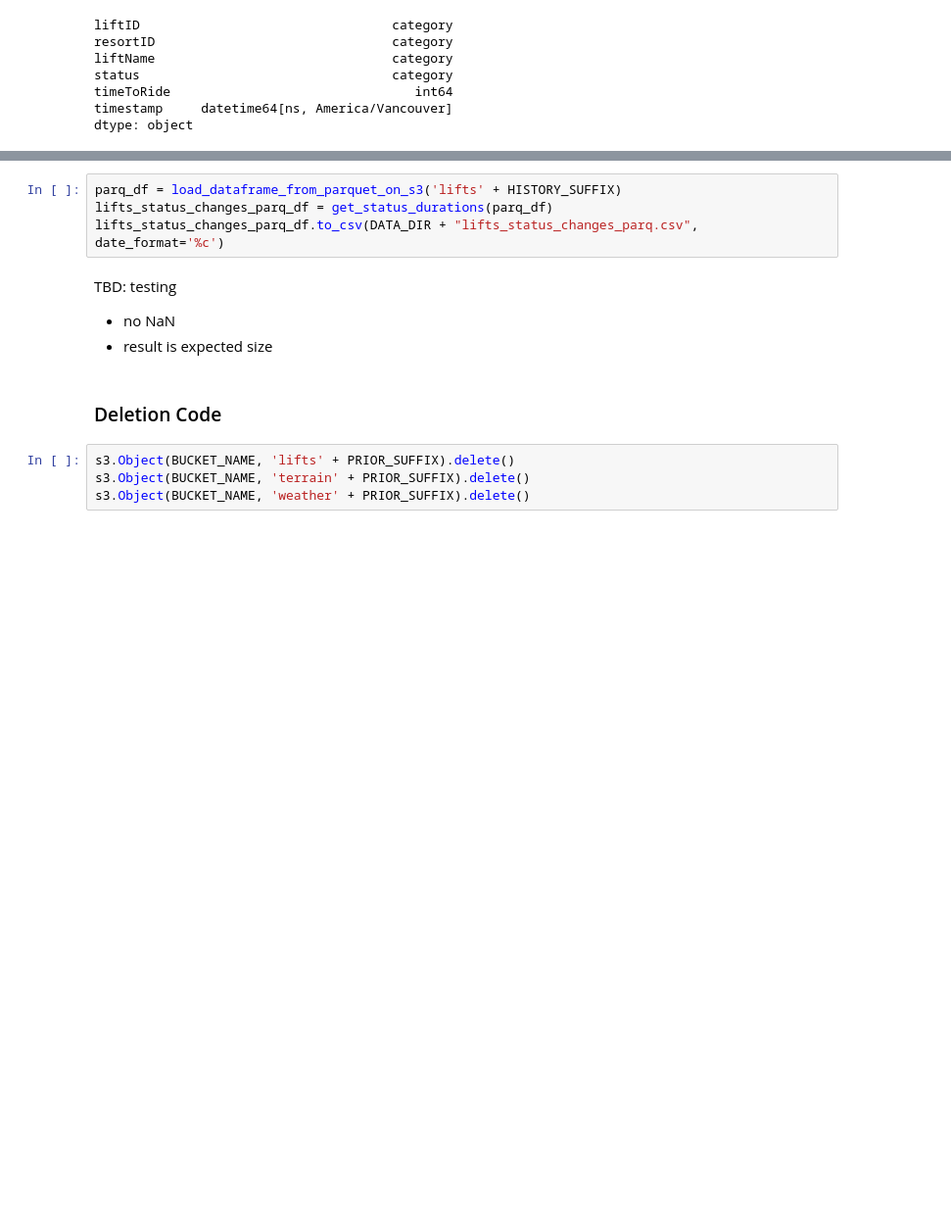
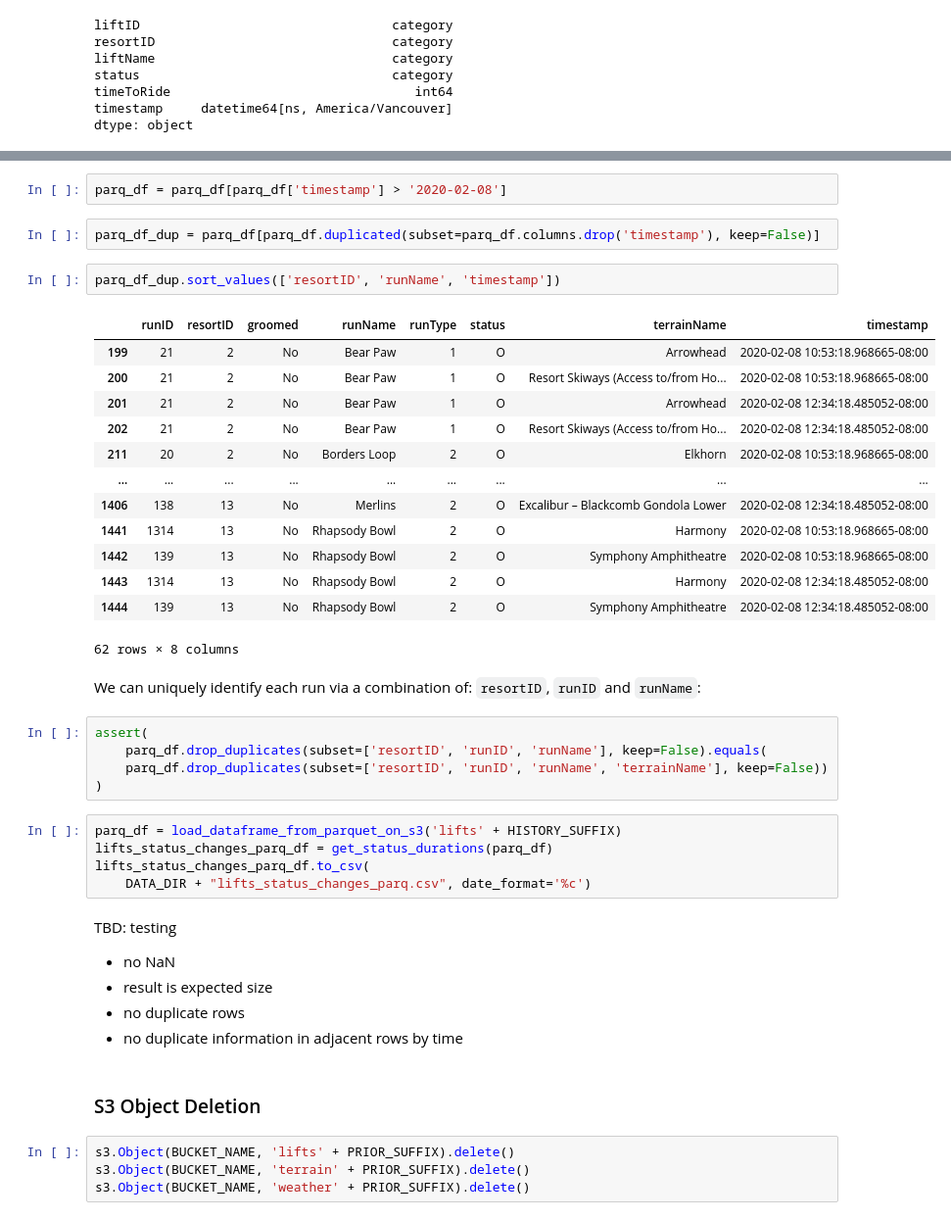
Before and after one commit to Pall-v/snowbot, a Jupyter notebook: notebooks/2.0-pv-process-json.ipynb, the cells around one changed output, grey strips where cells are left out. Shown at 98% size. Saved outputs shown, nothing was run; the diff lists cells and outputs as text; blank space fills up the shorter version.

```diff
--- a/notebooks/2.0-pv-process-json.ipynb
+++ b/notebooks/2.0-pv-process-json.ipynb
@@ -823,13 +881,43 @@ dtype: object
+# %%
+parq_df = parq_df[parq_df['timestamp'] > '2020-02-08']
+# %%
+parq_df_dup = parq_df[parq_df.duplicated(subset=parq_df.columns.drop('timestamp'), keep=False)]
+# %%
+parq_df_dup.sort_values(['resortID', 'runName', 'timestamp'])
+# %% [output]
+|  | runID | resortID | groomed | runName | runType | status | terrainName | timestamp |
+| 199 | 21 | 2 | No | Bear Paw | 1 | O | Arrowhead | 2020-02-08 10:53:18.968665-08:00 |
+| 200 | 21 | 2 | No | Bear Paw | 1 | O | Resort Skiways (Access to/from Ho... | 2020-02-08 10:53:18.968665-08:00 |
+| 201 | 21 | 2 | No | Bear Paw | 1 | O | Arrowhead | 2020-02-08 12:34:18.485052-08:00 |
+| 202 | 21 | 2 | No | Bear Paw | 1 | O | Resort Skiways (Access to/from Ho... | 2020-02-08 12:34:18.485052-08:00 |
+| 211 | 20 | 2 | No | Borders Loop | 2 | O | Elkhorn | 2020-02-08 10:53:18.968665-08:00 |
+| ... | ... | ... | ... | ... | ... | ... | ... | ... |
+| 1406 | 138 | 13 | No | Merlins | 2 | O | Excalibur – Blackcomb Gondola Lower | 2020-02-08 12:34:18.485052-08:00 |
+| 1441 | 1314 | 13 | No | Rhapsody Bowl | 2 | O | Harmony | 2020-02-08 10:53:18.968665-08:00 |
+| 1442 | 139 | 13 | No | Rhapsody Bowl | 2 | O | Symphony Amphitheatre | 2020-02-08 10:53:18.968665-08:00 |
+| 1443 | 1314 | 13 | No | Rhapsody Bowl | 2 | O | Harmony | 2020-02-08 12:34:18.485052-08:00 |
+| 1444 | 139 | 13 | No | Rhapsody Bowl | 2 | O | Symphony Amphitheatre | 2020-02-08 12:34:18.485052-08:00 |
+62 rows × 8 columns
+# %% [markdown]
+We can uniquely identify each run via a combination of: `resortID`, `runID` and `runName`:
+# %%
+assert(
+    parq_df.drop_duplicates(subset=['resortID', 'runID', 'runName'], keep=False).equals(
+    parq_df.drop_duplicates(subset=['resortID', 'runID', 'runName', 'terrainName'], keep=False))
+)
 # %%
 parq_df = load_dataframe_from_parquet_on_s3('lifts' + HISTORY_SUFFIX)
 lifts_status_changes_parq_df = get_status_durations(parq_df)
-lifts_status_changes_parq_df.to_csv(DATA_DIR + "lifts_status_changes_parq.csv", date_format='%c')
+lifts_status_changes_parq_df.to_csv(
+    DATA_DIR + "lifts_status_changes_parq.csv", date_format='%c')
 # %% [markdown]
 TBD: testing
 - no NaN
 - result is expected size
+- no duplicate rows
+- no duplicate information in adjacent rows by time
 # %% [markdown]
-### Deletion Code
+### S3 Object Deletion
 # %%
 s3.Object(BUCKET_NAME, 'lifts' + PRIOR_SUFFIX).delete()
 s3.Object(BUCKET_NAME, 'terrain' + PRIOR_SUFFIX).delete()
```
Also changed, not shown: parts of 12 cells of this notebook, 3 other files.
